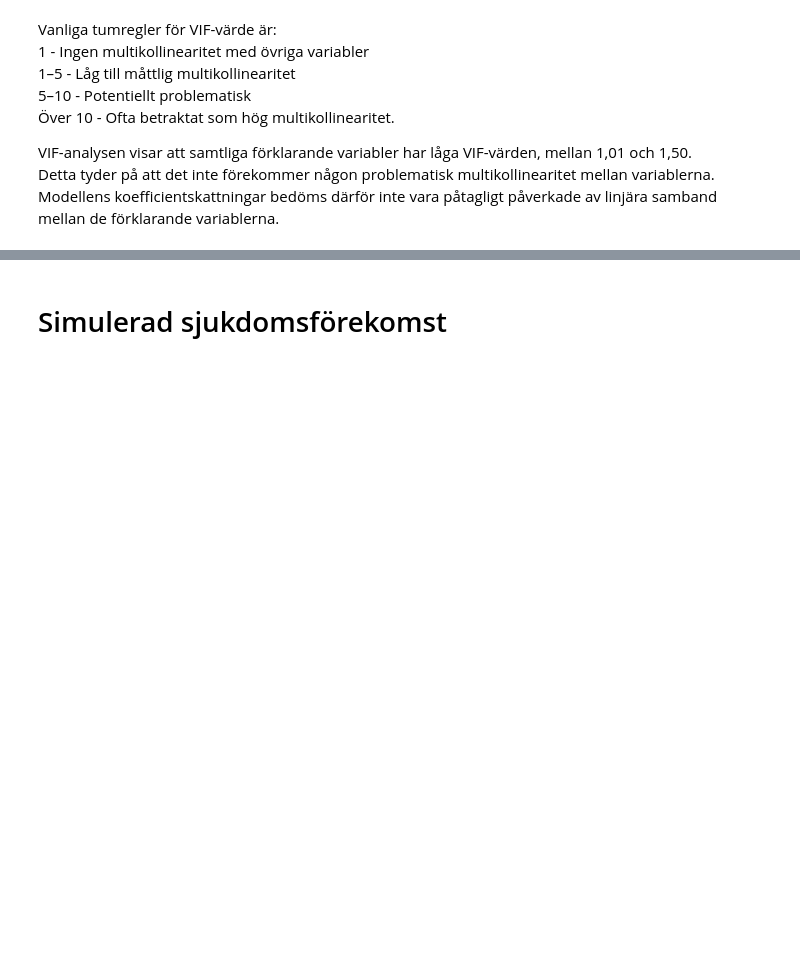
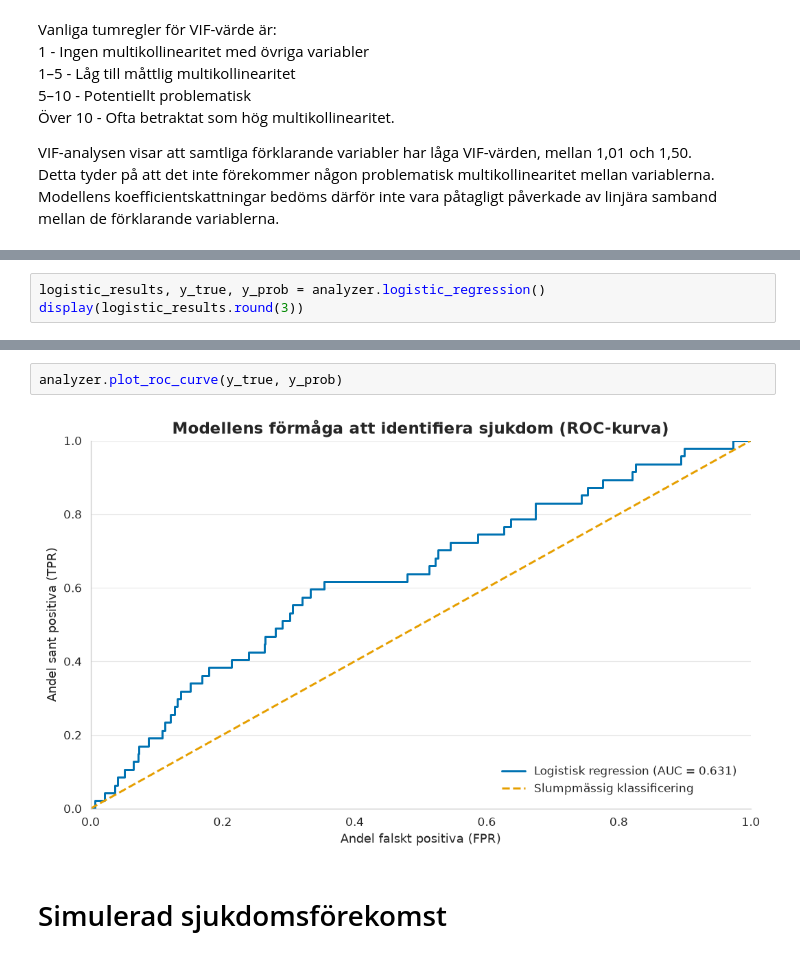
Before and after one commit to Hakan-Fridlund/PYSTDA45-assignment_health_study, a Jupyter notebook: notebooks/health_study_part2.ipynb, the cells around one changed output, grey strips where cells are left out. Saved outputs shown, nothing was run; the diff lists cells and outputs as text; blank space fills up the shorter version.

```diff
--- a/notebooks/health_study_part2.ipynb
+++ b/notebooks/health_study_part2.ipynb
@@ -381,0 +378,3 @@ Detta tyder på att det inte förekommer någon problematisk multikollinearitet
+# %%
+logistic_results, y_true, y_prob = analyzer.logistic_regression()
+display(logistic_results.round(3))
@@ -382,3 +389,7 @@ Detta tyder på att det inte förekommer någon problematisk multikollinearitet
+# %%
+analyzer.plot_roc_curve(y_true, y_prob)
+# %% [output]
+[figure, added]
 # %% [markdown]
 # Simulerad sjukdomsförekomst
 # %% [markdown]
```
Also changed, not shown: parts of 3 cells of this notebook, 3 other files.
